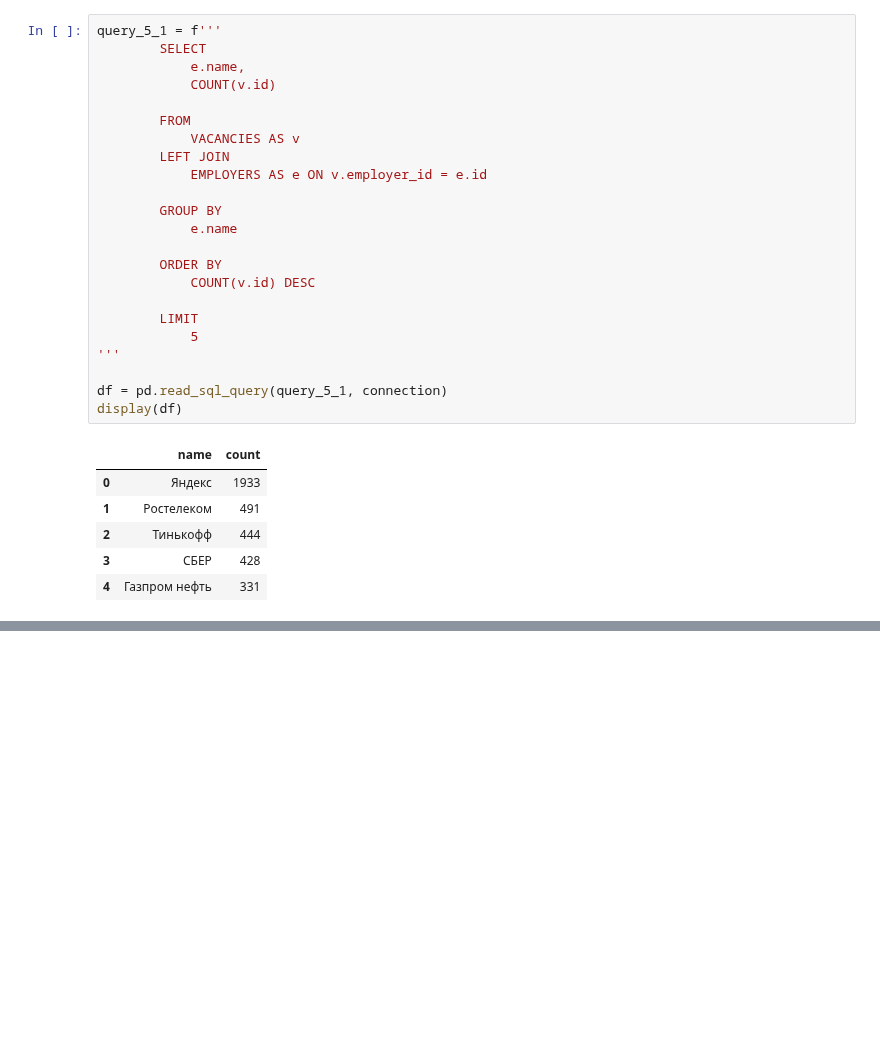
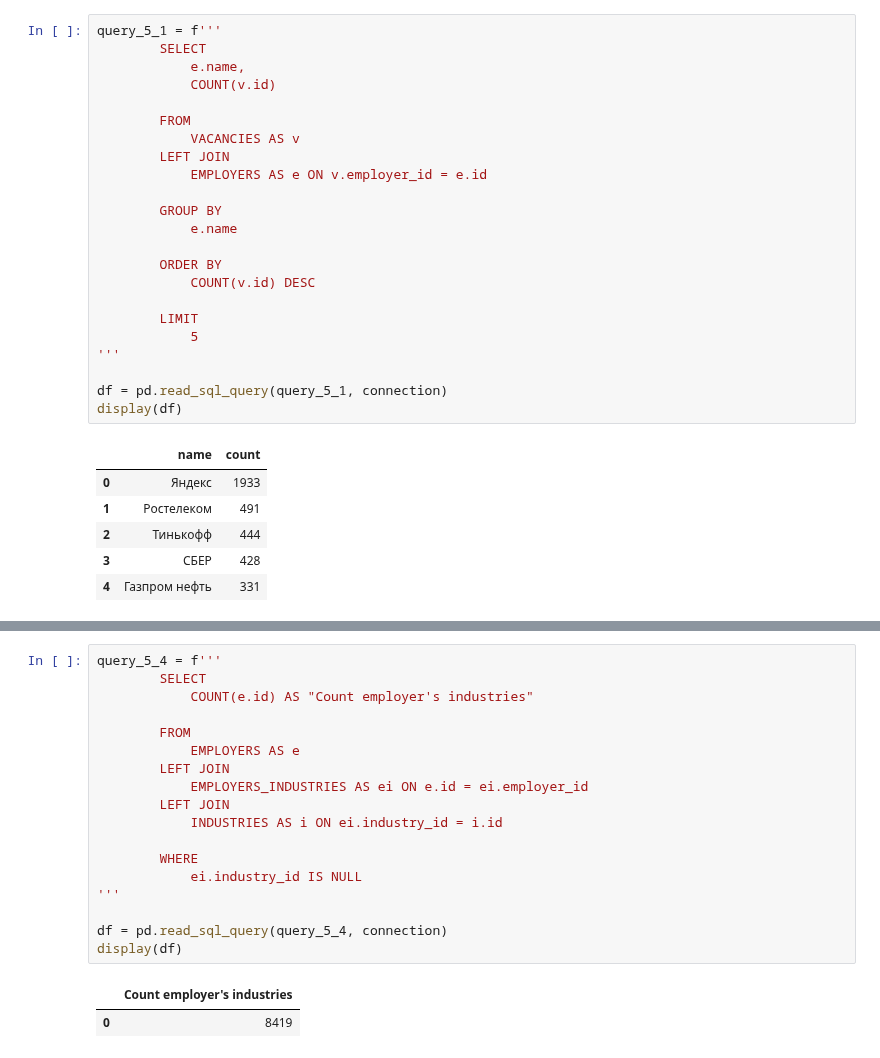
Before and after one commit to rafferti95/st_data_science, a Jupyter notebook: Project 2/pre_popon.ipynb, the cells around one changed output, grey strips where cells are left out. Saved outputs shown, nothing was run; the diff lists cells and outputs as text; blank space fills up the shorter version.

```diff
--- a/Project 2/pre_popon.ipynb
+++ b/Project 2/pre_popon.ipynb
@@ -288,0 +298,21 @@ display(df)
+# %%
+query_5_4 = f'''
+        SELECT
+            COUNT(e.id) AS "Count employer's industries"
+
+        FROM
+            EMPLOYERS AS e
+        LEFT JOIN
+            EMPLOYERS_INDUSTRIES AS ei ON e.id = ei.employer_id
+        LEFT JOIN
+            INDUSTRIES AS i ON ei.industry_id = i.id
+
+        WHERE
+            ei.industry_id IS NULL
+'''
+
+df = pd.read_sql_query(query_5_4, connection)
+display(df)
+# %% [output]
+|  | Count employer's industries |
+| 0 | 8419 |
```
Also changed, not shown: parts of 7 cells of this notebook, 1 other file.
